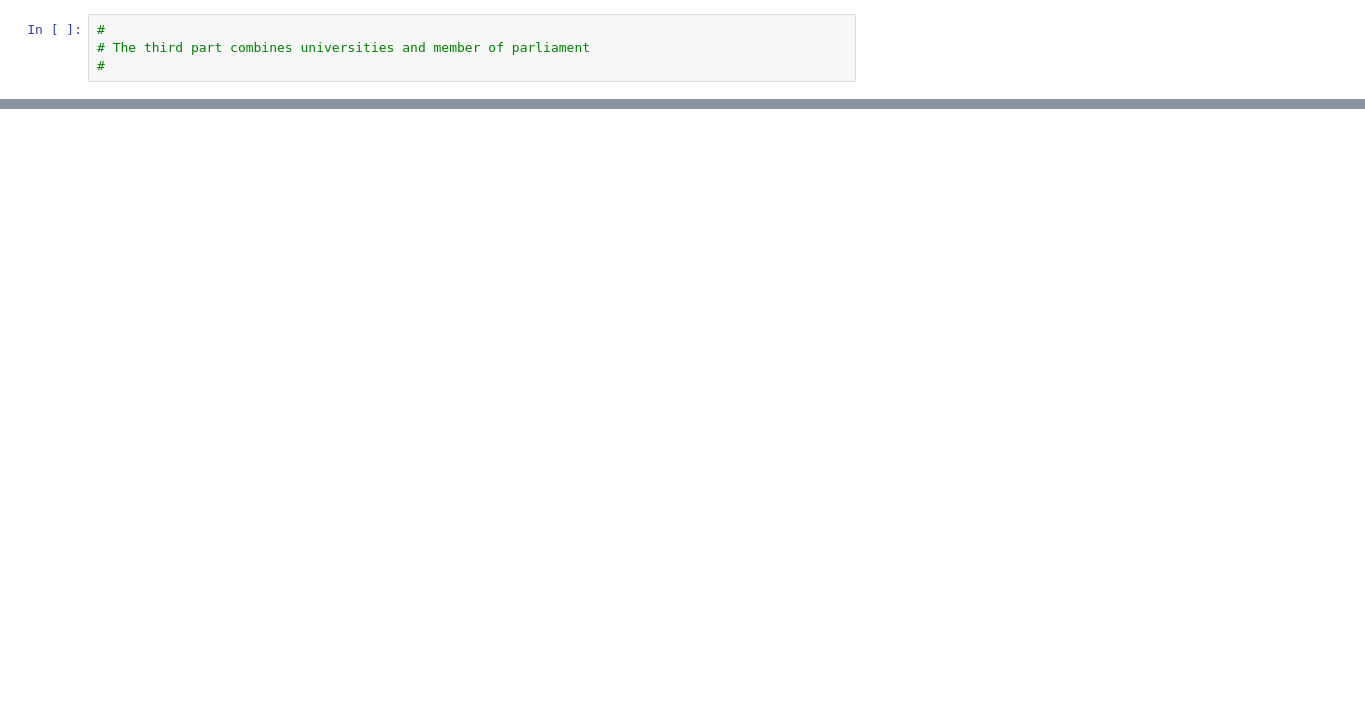
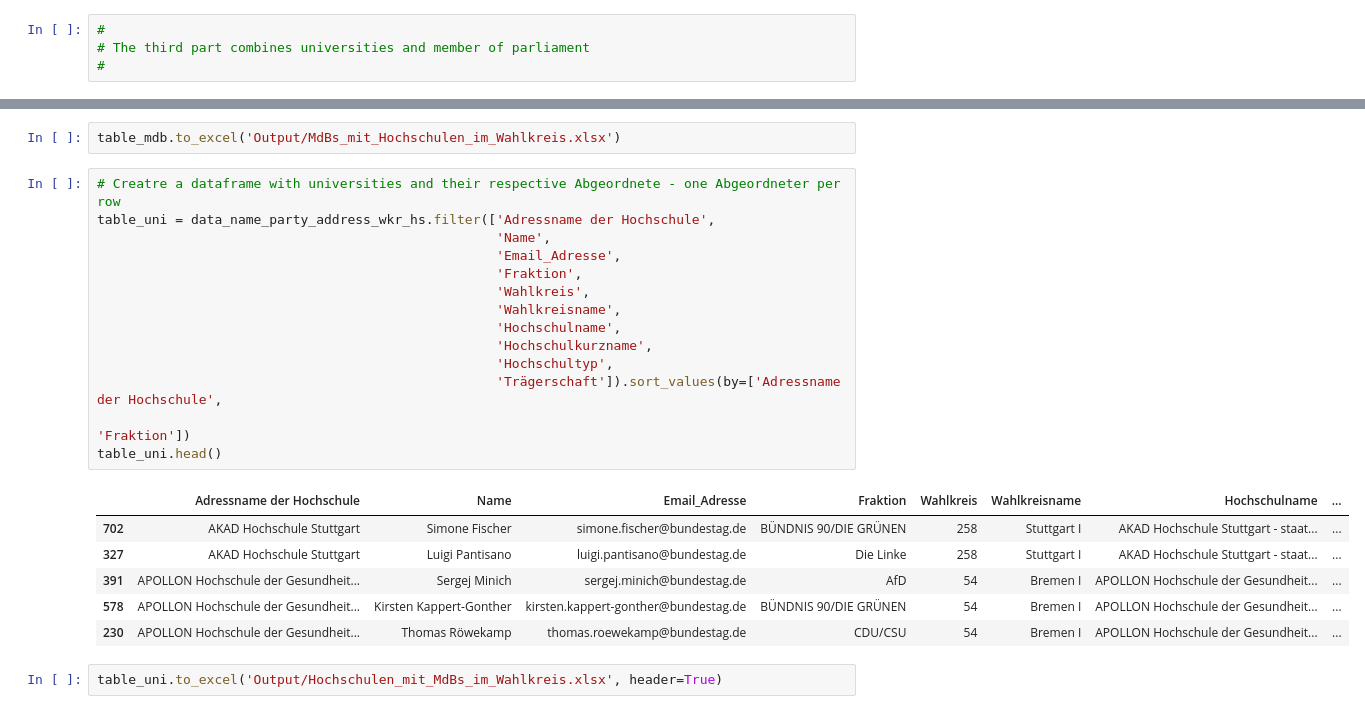
Before and after one commit to michaelgerloff/IchBinHanna_List_MdBs_Universities, a Jupyter notebook: Hanna.ipynb, the cells around one changed output, grey strips where cells are left out. Drawn from its saved outputs; the diff is of its cells as text; blank space fills up the shorter version.

```diff
--- a/Hanna.ipynb
+++ b/Hanna.ipynb
@@ -379,0 +361,25 @@ df_hochschulen_wkr_mdb_strip.to_csv('Output\hs_liste_Wahlkreise_mdb.csv', sep='\
+# %%
+table_mdb.to_excel('Output/MdBs_mit_Hochschulen_im_Wahlkreis.xlsx')
+# %%
+# Creatre a dataframe with universities and their respective Abgeordnete - one Abgeordneter per row
+table_uni = data_name_party_address_wkr_hs.filter(['Adressname der Hochschule',
+                                                   'Name',
+                                                   'Email_Adresse',
+                                                   'Fraktion',
+                                                   'Wahlkreis',
+                                                   'Wahlkreisname',
+                                                   'Hochschulname',
+                                                   'Hochschulkurzname',
+                                                   'Hochschultyp',
+                                                   'Trägerschaft']).sort_values(by=['Adressname der Hochschule',
+                                                                                         'Fraktion'])
+table_uni.head()
+# %% [output]
+|  | Adressname der Hochschule | Name | Email_Adresse | Fraktion | Wahlkreis | Wahlkreisname | Hochschulname | ... |
+| 702 | AKAD Hochschule Stuttgart | Simone Fischer | simone.fischer@bundestag.de | BÜNDNIS 90/­DIE GRÜNEN | 258 | Stuttgart I | AKAD Hochschule Stuttgart - staat... | ... |
+| 327 | AKAD Hochschule Stuttgart | Luigi Pantisano | luigi.pantisano@bundestag.de | Die Linke | 258 | Stuttgart I | AKAD Hochschule Stuttgart - staat... | ... |
+| 391 | APOLLON Hochschule der Gesundheit... | Sergej Minich | sergej.minich@bundestag.de | AfD | 54 | Bremen I | APOLLON Hochschule der Gesundheit... | ... |
+| 578 | APOLLON Hochschule der Gesundheit... | Kirsten Kappert-Gonther | kirsten.kappert-gonther@bundestag.de | BÜNDNIS 90/­DIE GRÜNEN | 54 | Bremen I | APOLLON Hochschule der Gesundheit... | ... |
+| 230 | APOLLON Hochschule der Gesundheit... | Thomas Röwekamp | thomas.roewekamp@bundestag.de | CDU/CSU | 54 | Bremen I | APOLLON Hochschule der Gesundheit... | ... |
+# %%
+table_uni.to_excel('Output/Hochschulen_mit_MdBs_im_Wahlkreis.xlsx', header=True)
```
Also changed, not shown: parts of 24 cells of this notebook, 22 other files.
